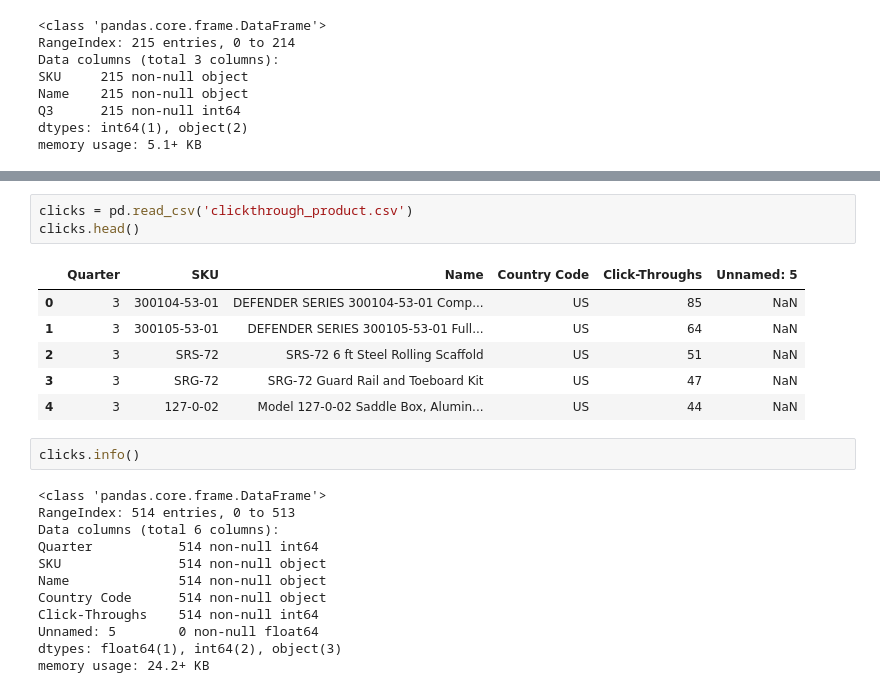
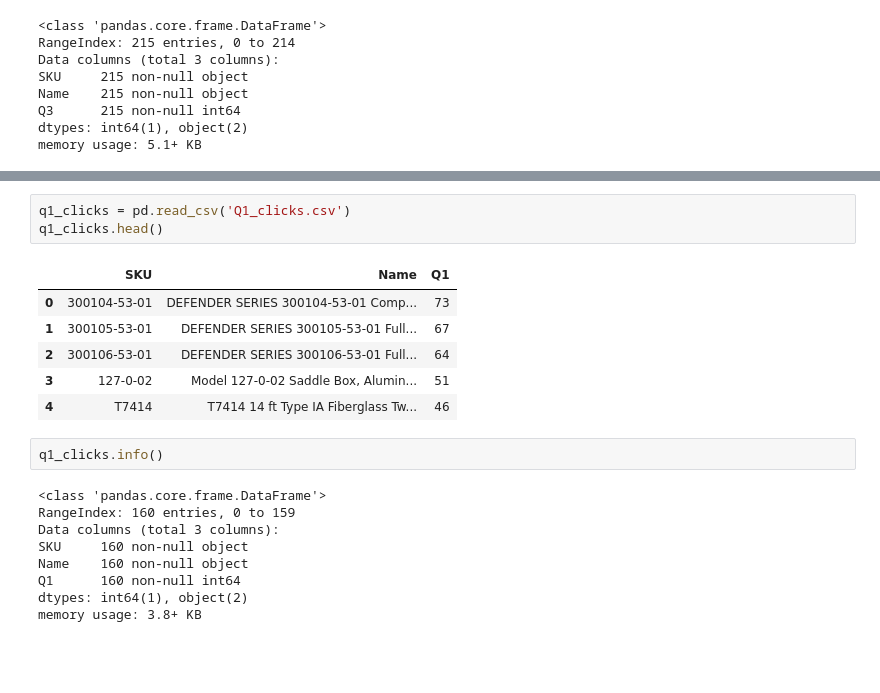
Before and after one commit to moscowjh/CLC, a Jupyter notebook: CityLadder Online Sales - Exploratory Notebooks.ipynb, the cells around one changed output, grey strips where cells are left out. Cells and saved outputs as stored; diff of their text form; blank space fills up the shorter version.

Commit message:
Modified clickthroug csv files: merged and summed in dataframe.

```diff
--- a/CityLadder Online Sales - Exploratory Notebooks.ipynb
+++ b/CityLadder Online Sales - Exploratory Notebooks.ipynb
@@ -124,24 +167,21 @@ memory usage: 10.1+ KB
 # %%
-clicks = pd.read_csv('clickthrough_product.csv')
-clicks.head()
+q1_clicks = pd.read_csv('Q1_clicks.csv')
+q1_clicks.head()
 # %% [output]
-|  | Quarter | SKU | Name | Country Code | Click-Throughs | Unnamed: 5 |
-| 0 | 3 | 300104-53-01 | DEFENDER SERIES 300104-53-01 Comp... | US | 85 | NaN |
-| 1 | 3 | 300105-53-01 | DEFENDER SERIES 300105-53-01 Full... | US | 64 | NaN |
-| 2 | 3 | SRS-72 | SRS-72 6 ft Steel Rolling Scaffold | US | 51 | NaN |
-| 3 | 3 | SRG-72 | SRG-72 Guard Rail and Toeboard Kit | US | 47 | NaN |
-| 4 | 3 | 127-0-02 | Model 127-0-02 Saddle Box, Alumin... | US | 44 | NaN |
+|  | SKU | Name | Q1 |
+| 0 | 300104-53-01 | DEFENDER SERIES 300104-53-01 Comp... | 73 |
+| 1 | 300105-53-01 | DEFENDER SERIES 300105-53-01 Full... | 67 |
+| 2 | 300106-53-01 | DEFENDER SERIES 300106-53-01 Full... | 64 |
+| 3 | 127-0-02 | Model 127-0-02 Saddle Box, Alumin... | 51 |
+| 4 | T7414 | T7414 14 ft Type IA Fiberglass Tw... | 46 |
 # %%
-clicks.info()
+q1_clicks.info()
 # %% [output]
 <class 'pandas.core.frame.DataFrame'>
-RangeIndex: 514 entries, 0 to 513
-Data columns (total 6 columns):
-Quarter           514 non-null int64
-SKU               514 non-null object
-Name              514 non-null object
-Country Code      514 non-null object
-Click-Throughs    514 non-null int64
-Unnamed: 5        0 non-null float64
-dtypes: float64(1), int64(2), object(3)
-memory usage: 24.2+ KB
+RangeIndex: 160 entries, 0 to 159
+Data columns (total 3 columns):
+SKU     160 non-null object
+Name    160 non-null object
+Q1      160 non-null int64
+dtypes: int64(1), object(2)
+memory usage: 3.8+ KB
```
Also changed, not shown: parts of 15 cells of this notebook, 3 other files.
